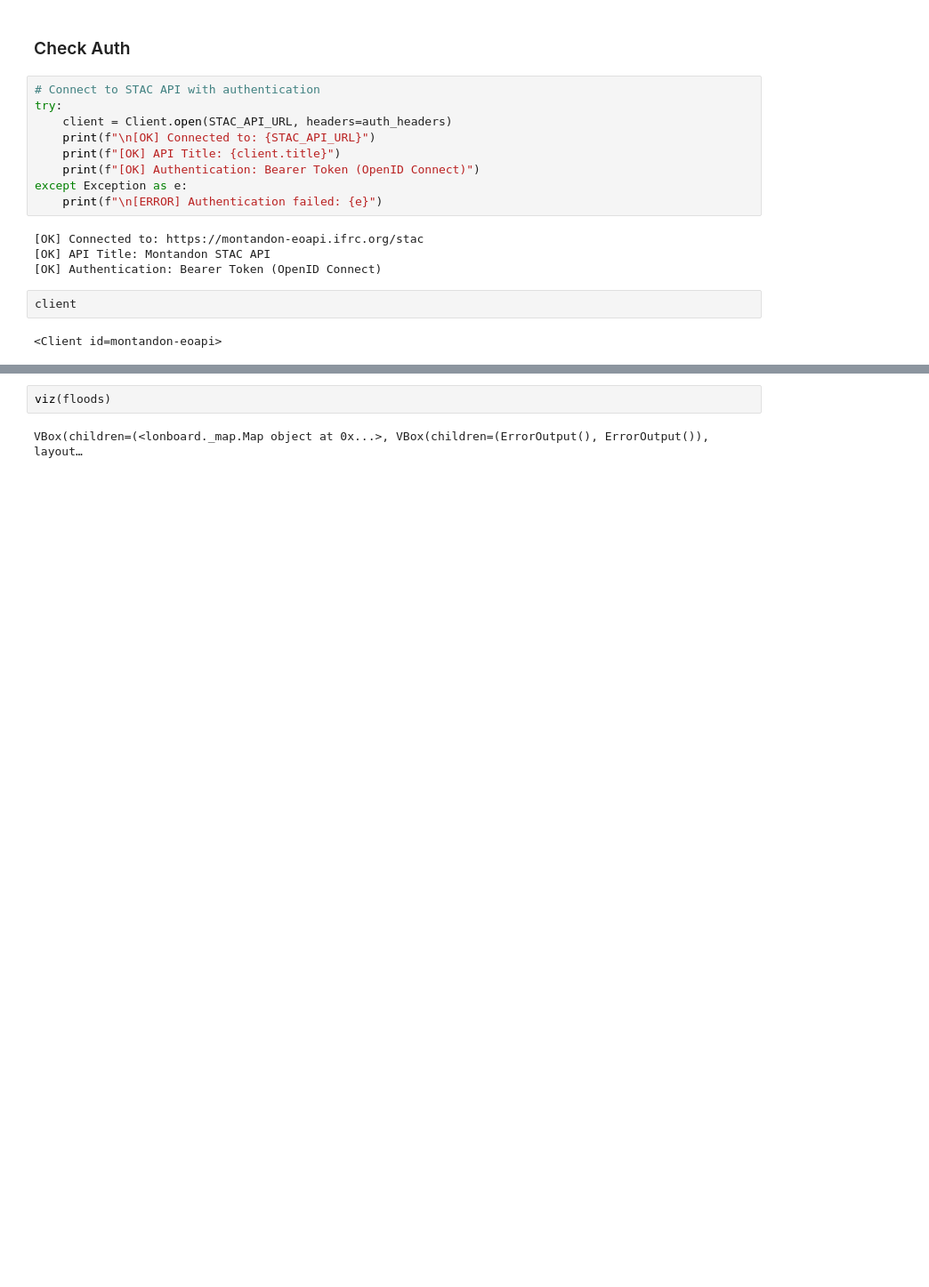
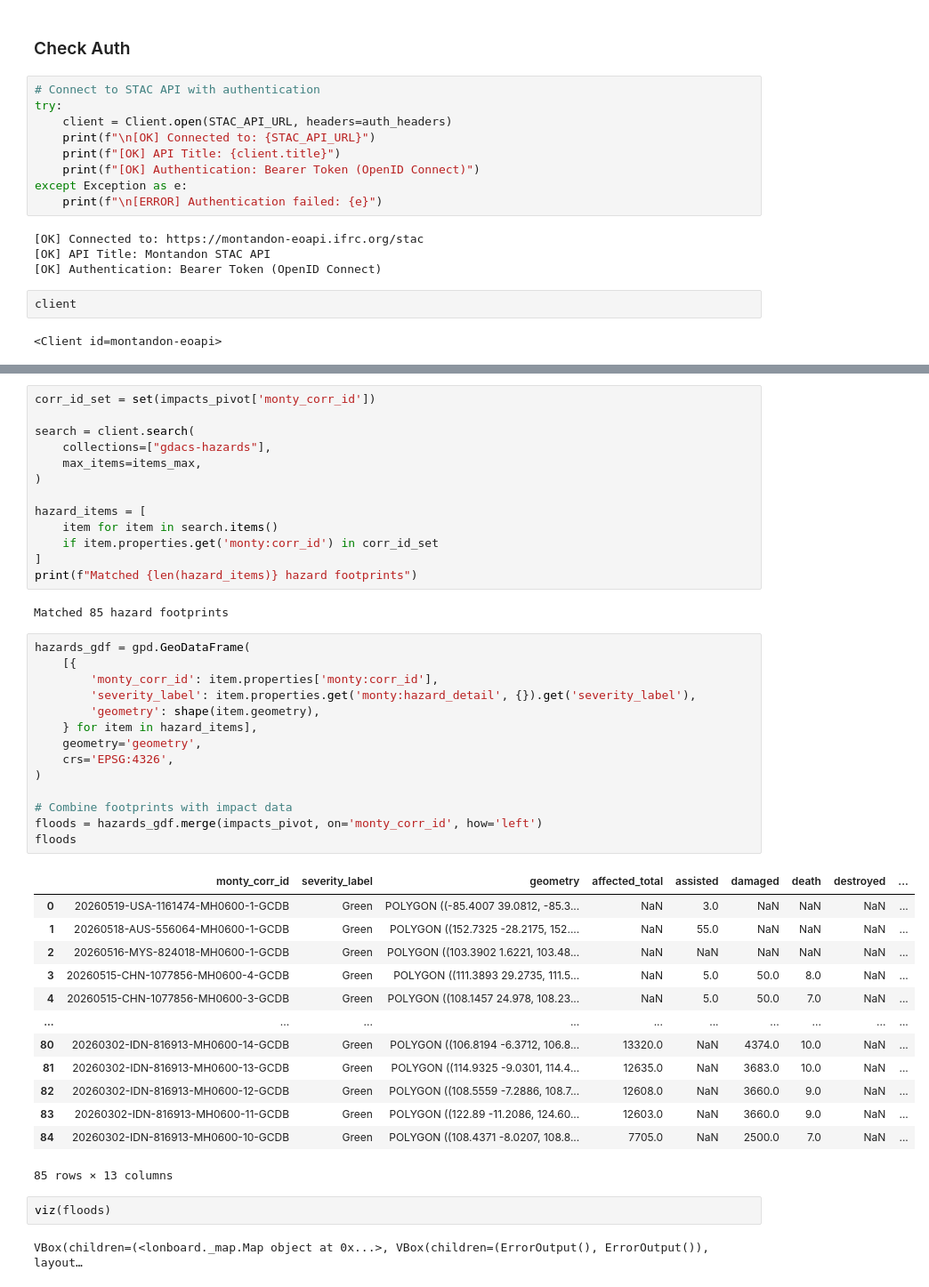
Before and after one commit to batpad/anywidget-experiments, a Jupyter notebook: notebooks/14_monty_floods.ipynb, the cells around one changed output, grey strips where cells are left out. Shown at 89% size. Drawn from its saved outputs; the diff is of its cells as text; blank space fills up the shorter version.

```diff
--- a/notebooks/14_monty_floods.ipynb
+++ b/notebooks/14_monty_floods.ipynb
@@ -124,4 +137,47 @@ Found 61 recent flood hazards with 61 unique Montandon correlation IDs.
 # %%
-viz(floods)
+corr_id_set = set(impacts_pivot['monty_corr_id'])
+
+search = client.search(
+    collections=["gdacs-hazards"],
+    max_items=items_max,
+)
+
+hazard_items = [
+    item for item in search.items()
+    if item.properties.get('monty:corr_id') in corr_id_set
+]
+print(f"Matched {len(hazard_items)} hazard footprints")
 # %% [output]
-VBox(children=(<lonboard._map.Map object at 0x...>, VBox(children=(ErrorOutput(), ErrorOutput()), layout…
+Matched 85 hazard footprints
+# %%
+hazards_gdf = gpd.GeoDataFrame(
+    [{
+        'monty_corr_id': item.properties['monty:corr_id'],
+        'severity_label': item.properties.get('monty:hazard_detail', {}).get('severity_label'),
+        'geometry': shape(item.geometry),
+    } for item in hazard_items],
+    geometry='geometry',
+    crs='EPSG:4326',
+)
+
+# Combine footprints with impact data
+floods = hazards_gdf.merge(impacts_pivot, on='monty_corr_id', how='left')
+floods
+# %% [output]
+|  | monty_corr_id | severity_label | geometry | affected_total | assisted | damaged | death | destroyed | ... |
+| 0 | 20260519-USA-1161474-MH0600-1-GCDB | Green | POLYGON ((-85.4007 39.0812, -85.3... | NaN | 3.0 | NaN | NaN | NaN | ... |
+| 1 | 20260518-AUS-556064-MH0600-1-GCDB | Green | POLYGON ((152.7325 -28.2175, 152.... | NaN | 55.0 | NaN | NaN | NaN | ... |
+| 2 | 20260516-MYS-824018-MH0600-1-GCDB | Green | POLYGON ((103.3902 1.6221, 103.48... | NaN | NaN | NaN | NaN | NaN | ... |
+| 3 | 20260515-CHN-1077856-MH0600-4-GCDB | Green | POLYGON ((111.3893 29.2735, 111.5... | NaN | 5.0 | 50.0 | 8.0 | NaN | ... |
+| 4 | 20260515-CHN-1077856-MH0600-3-GCDB | Green | POLYGON ((108.1457 24.978, 108.23... | NaN | 5.0 | 50.0 | 7.0 | NaN | ... |
+| ... | ... | ... | ... | ... | ... | ... | ... | ... | ... |
+| 80 | 20260302-IDN-816913-MH0600-14-GCDB | Green | POLYGON ((106.8194 -6.3712, 106.8... | 13320.0 | NaN | 4374.0 | 10.0 | NaN | ... |
+| 81 | 20260302-IDN-816913-MH0600-13-GCDB | Green | POLYGON ((114.9325 -9.0301, 114.4... | 12635.0 | NaN | 3683.0 | 10.0 | NaN | ... |
+| 82 | 20260302-IDN-816913-MH0600-12-GCDB | Green | POLYGON ((108.5559 -7.2886, 108.7... | 12608.0 | NaN | 3660.0 | 9.0 | NaN | ... |
+| 83 | 20260302-IDN-816913-MH0600-11-GCDB | Green | POLYGON ((122.89 -11.2086, 124.60... | 12603.0 | NaN | 3660.0 | 9.0 | NaN | ... |
+| 84 | 20260302-IDN-816913-MH0600-10-GCDB | Green | POLYGON ((108.4371 -8.0207, 108.8... | 7705.0 | NaN | 2500.0 | 7.0 | NaN | ... |
+85 rows × 13 columns
+# %%
+viz(floods)
+# %% [output]
+VBox(children=(<lonboard._map.Map object at 0x...>, VBox(children=(ErrorOutput(), ErrorOutput()), layout…
```
Also changed, not shown: parts of 15 cells of this notebook, 2 other files.
